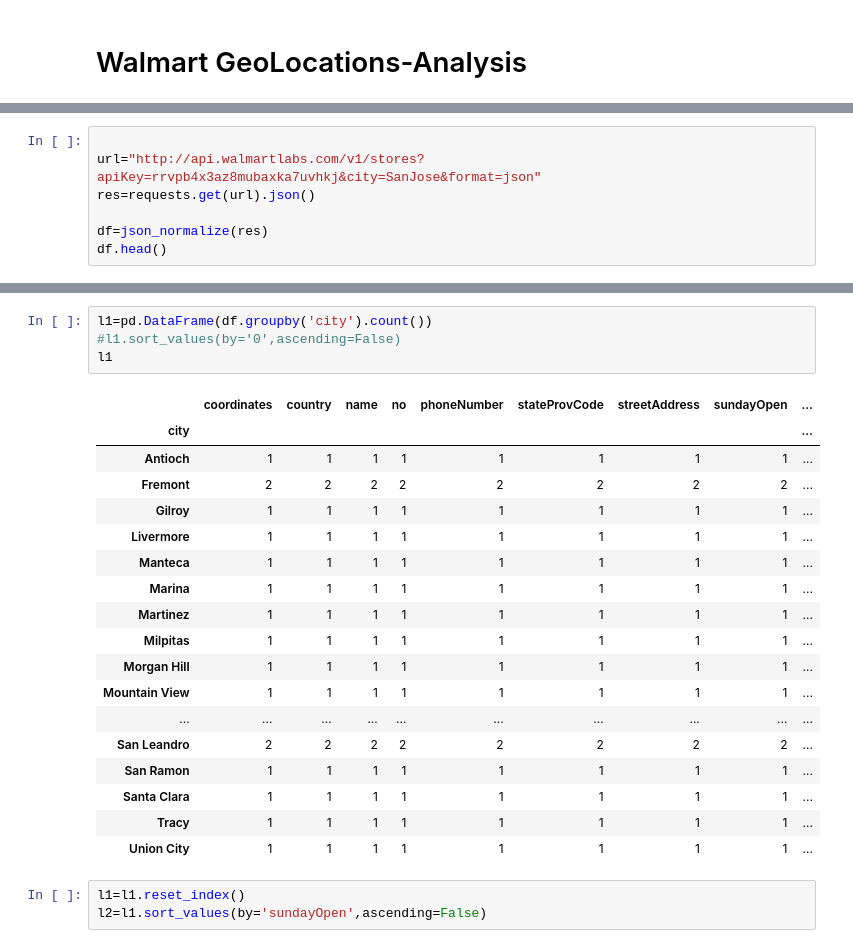
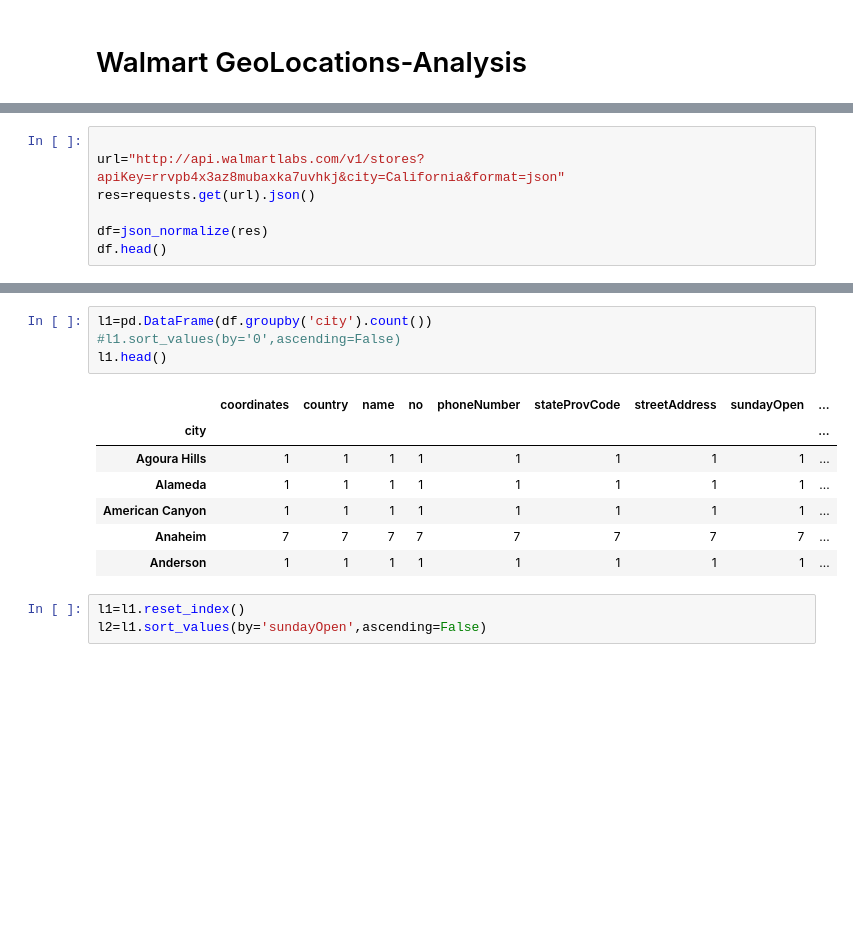
Before and after one commit to dhanup369/Python_Challenge, a Jupyter notebook: Walmart-Geo locations.ipynb, the cells around one changed output, grey strips where cells are left out. Cells and saved outputs as stored; diff of their text form; blank space fills up the shorter version.

```diff
--- a/Walmart-Geo locations.ipynb
+++ b/Walmart-Geo locations.ipynb
@@ -51,6 +30,6 @@ print(latitude, longitude)
 # %%
 
-url="http://api.walmartlabs.com/v1/stores?apiKey=rrvpb4x3az8mubaxka7uvhkj&city=SanJose&format=json"
+url="http://api.walmartlabs.com/v1/stores?apiKey=rrvpb4x3az8mubaxka7uvhkj&city=California&format=json"
 res=requests.get(url).json()
 
 df=json_normalize(res)
@@ -109,26 +330,15 @@ fig
 # %%
 l1=pd.DataFrame(df.groupby('city').count())
 #l1.sort_values(by='0',ascending=False)
-l1
+l1.head()
 # %% [output]
 |  | coordinates | country | name | no | phoneNumber | stateProvCode | streetAddress | sundayOpen | ... |
 | city |  |  |  |  |  |  |  |  | ... |
-| Antioch | 1 | 1 | 1 | 1 | 1 | 1 | 1 | 1 | ... |
-| Fremont | 2 | 2 | 2 | 2 | 2 | 2 | 2 | 2 | ... |
-| Gilroy | 1 | 1 | 1 | 1 | 1 | 1 | 1 | 1 | ... |
-| Livermore | 1 | 1 | 1 | 1 | 1 | 1 | 1 | 1 | ... |
-| Manteca | 1 | 1 | 1 | 1 | 1 | 1 | 1 | 1 | ... |
-| Marina | 1 | 1 | 1 | 1 | 1 | 1 | 1 | 1 | ... |
-| Martinez | 1 | 1 | 1 | 1 | 1 | 1 | 1 | 1 | ... |
-| Milpitas | 1 | 1 | 1 | 1 | 1 | 1 | 1 | 1 | ... |
-| Morgan Hill | 1 | 1 | 1 | 1 | 1 | 1 | 1 | 1 | ... |
-| Mountain View | 1 | 1 | 1 | 1 | 1 | 1 | 1 | 1 | ... |
-| ... | ... | ... | ... | ... | ... | ... | ... | ... | ... |
-| San Leandro | 2 | 2 | 2 | 2 | 2 | 2 | 2 | 2 | ... |
-| San Ramon | 1 | 1 | 1 | 1 | 1 | 1 | 1 | 1 | ... |
-| Santa Clara | 1 | 1 | 1 | 1 | 1 | 1 | 1 | 1 | ... |
-| Tracy | 1 | 1 | 1 | 1 | 1 | 1 | 1 | 1 | ... |
-| Union City | 1 | 1 | 1 | 1 | 1 | 1 | 1 | 1 | ... |
+| Agoura Hills | 1 | 1 | 1 | 1 | 1 | 1 | 1 | 1 | ... |
+| Alameda | 1 | 1 | 1 | 1 | 1 | 1 | 1 | 1 | ... |
+| American Canyon | 1 | 1 | 1 | 1 | 1 | 1 | 1 | 1 | ... |
+| Anaheim | 7 | 7 | 7 | 7 | 7 | 7 | 7 | 7 | ... |
+| Anderson | 1 | 1 | 1 | 1 | 1 | 1 | 1 | 1 | ... |
 # %%
 l1=l1.reset_index()
 l2=l1.sort_values(by='sundayOpen',ascending=False)
```
Also changed, not shown: parts of 34 cells of this notebook, 7 other files.
